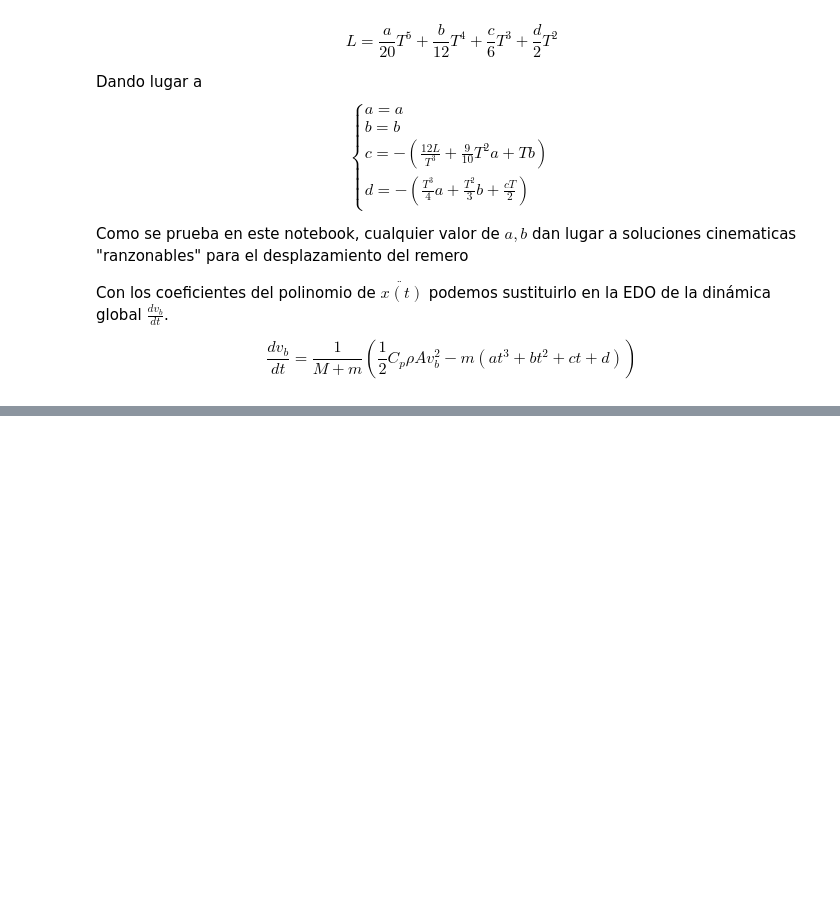
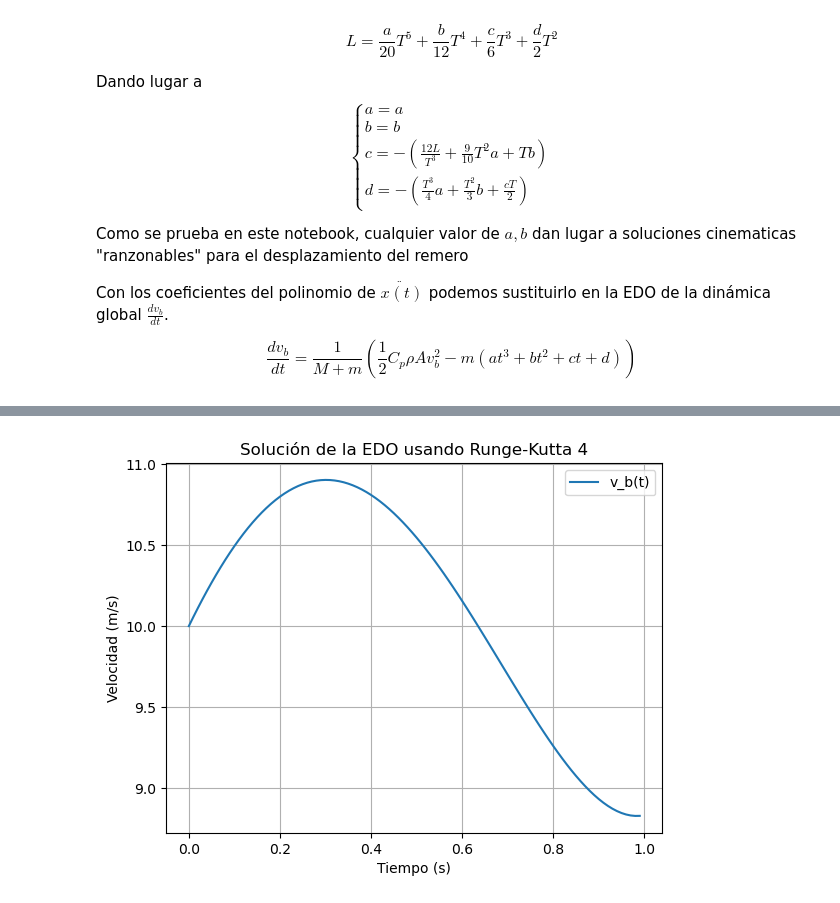
Before and after one commit to abelBEDOYA/rowing-optimal-cinematic, a Jupyter notebook: air-phase-cinematic.ipynb, the cells around one changed output, grey strips where cells are left out. Drawn from its saved outputs; the diff is of its cells as text; code cells hidden in the pictures; blank space fills up the shorter version.

Commit message:
resolucion numerica de la edo y representacion de velocidad del barco

```diff
--- a/air-phase-cinematic.ipynb
+++ b/air-phase-cinematic.ipynb
@@ -186,0 +231,31 @@ plt.show()
+# %%
+# Parámetros de la ecuación
+M = 30  # Masa del vehículo (kg)
+m = 80   # Masa del objeto (kg)
+C_s = 0.005 #0.5 # Coeficiente de arrastre
+rho = 1000 # Densidad del agua (kg/m^3)
+A = 0.5   # Área frontal (m^2)
+T = 1
+L=-1
+# a, b = -0,33
+a,b,c,d = coef_permitidos(a,b,T,L)
+# a = 0.1   # Coeficiente para el término t^3
+# b = 0.2   # Coeficiente para el término t^2
+# c = 0.3   # Coeficiente para el término t
+# d = 0.4   # Coeficiente para el término t
+# %%
+# Condiciones iniciales
+v_b0 = 10  # velocidad inicial de v_b (m/s)
+t0 = 0.0    # tiempo inicial (segundos)
+tf = T   # tiempo final (segundos)
+h = 0.01     # paso de integración
+
+# Resolver la EDO
+t_values, v_b_values, a_b_values = runge_kutta_4(f, v_b0, t0, tf, h, M, m, C_s, rho, A, a, b, c, d)
+t_values, v_b_values_m0, a_b_values_m0 = runge_kutta_4(f, v_b0, t0, tf, h, M, 0, C_s, rho, A, a, b, c, d)
+
+a,b,c,d = coef_permitidos(0,0,T,0)
+t_values, v_b_values_L0, a_b_values_L0 = runge_kutta_4(f, v_b0, t0, tf, h, M, m, C_s, rho, A, a, b, c, d)
+
+ttt = 0.001
+print(aa)
@@ -186,0 +272,12 @@ plt.show()
+# %%
+# Graficar la solución
+plt.plot(t_values, v_b_values, label='v_b(t)')
+plt.xlabel('Tiempo (s)')
+plt.ylabel('Velocidad (m/s)')
+plt.title('Solución de la EDO usando Runge-Kutta 4')
+# plt.ylim(0,10)
+plt.grid(True)
+plt.legend()
+plt.show()
+# %% [output]
+[figure, added]
```
Also changed, not shown: parts of 7 cells of this notebook, 1 other file.
